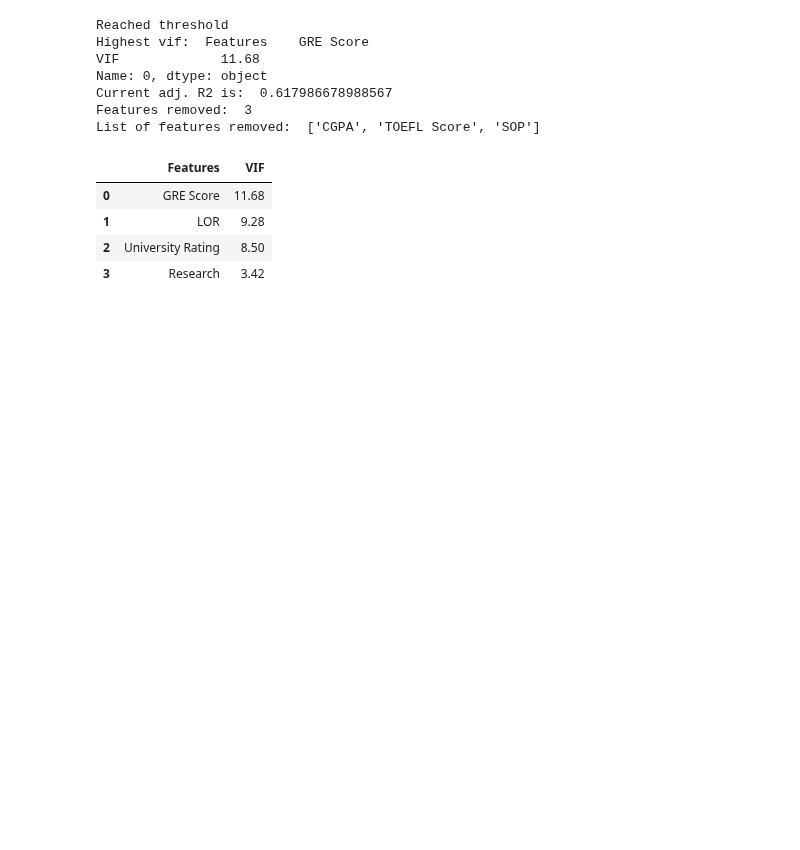
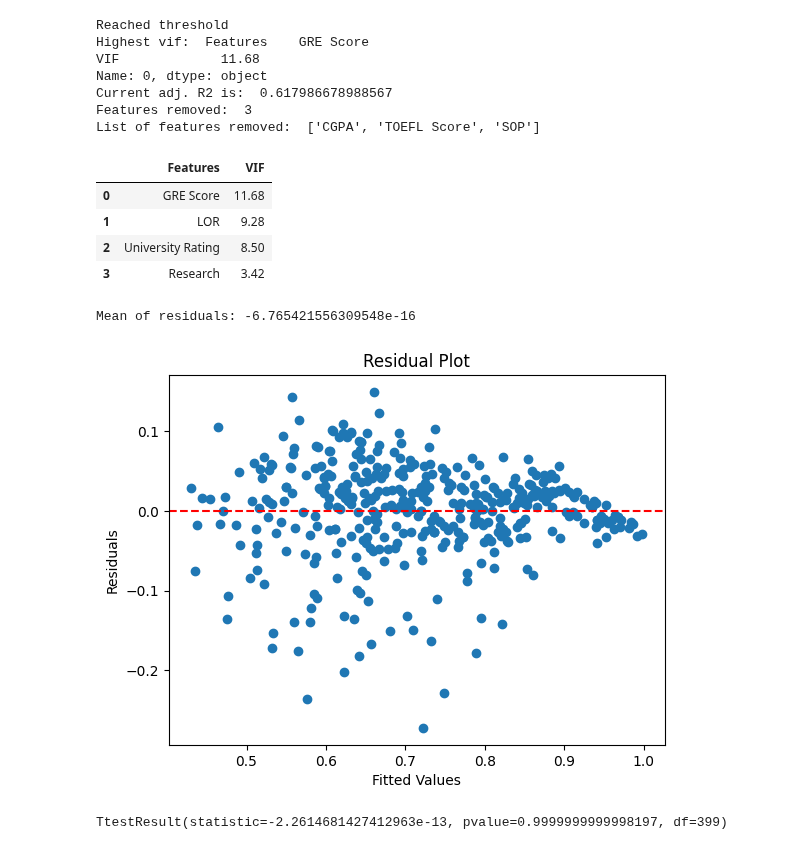
Before and after one commit to akshayabhale1406/SCLR_Jamboree_Education_Linear_Regression, a Jupyter notebook: Jamboree_Education_Linear_Regression.ipynb, the cells around one changed output. Cells and saved outputs as stored; diff of their text form; code cells hidden in the pictures; blank space fills up the shorter version.

```diff
--- a/Jamboree_Education_Linear_Regression.ipynb
+++ b/Jamboree_Education_Linear_Regression.ipynb
@@ -370,3 +370,27 @@ vif
 | 1 | LOR | 9.28 |
 | 2 | University Rating | 8.50 |
 | 3 | Research | 3.42 |
+# %%
+# Get the residuals
+residuals = results.resid
+
+# Calculate the mean of the residuals
+mean_residual = np.mean(residuals)
+
+print(f"Mean of residuals: {mean_residual}")
+
+# Visual check: Residual Plot
+plt.scatter(results.fittedvalues, residuals)
+plt.axhline(y=0, color='r', linestyle='--')  # Add a horizontal line at y=0
+plt.xlabel("Fitted Values")
+plt.ylabel("Residuals")
+plt.title("Residual Plot")
+plt.show()
+
+# More robust check: statistical test
+import scipy.stats as stats
+print(stats.ttest_1samp(residuals, 0))
+# %% [output]
+Mean of residuals: -6.765421556309548e-16
+[figure, added]
+TtestResult(statistic=-2.2614681427412963e-13, pvalue=0.9999999999998197, df=399)
```
Also changed, not shown: parts of 8 cells of this notebook.
